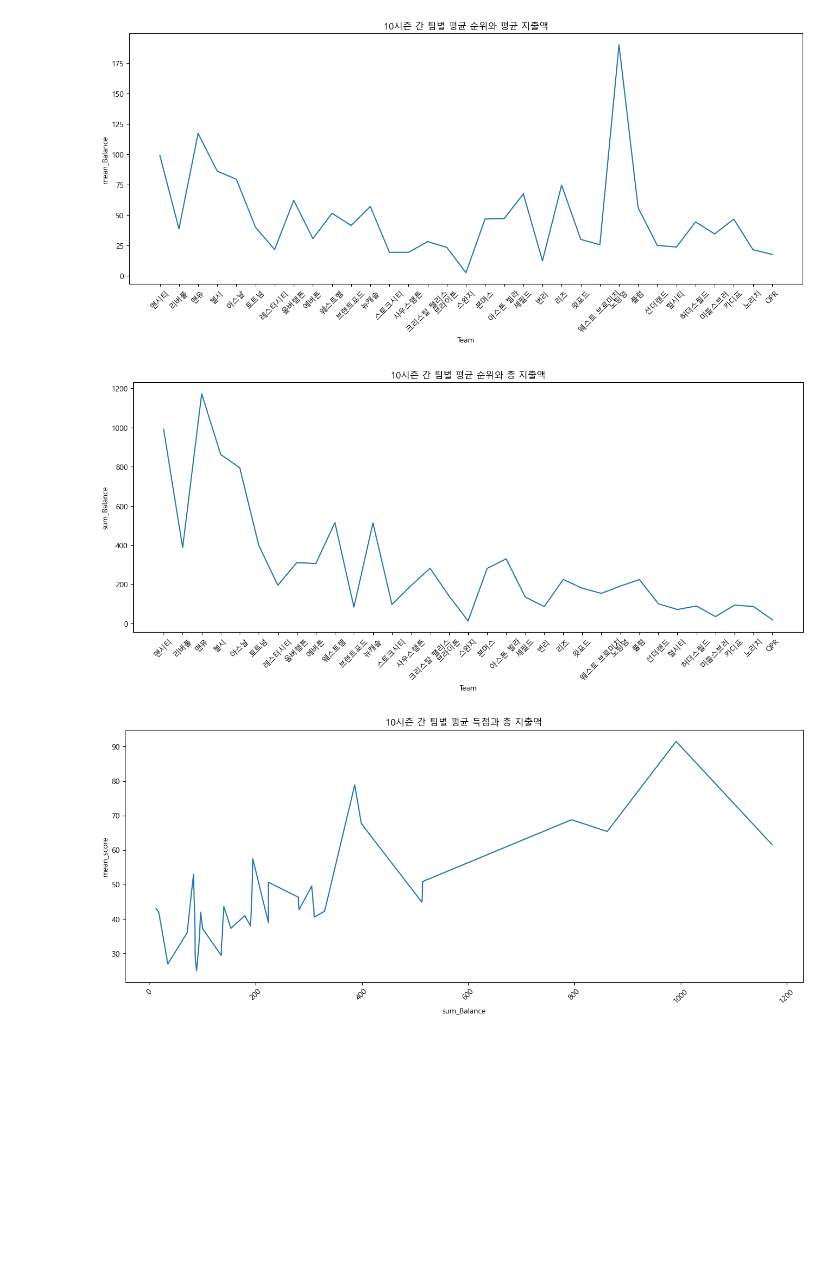
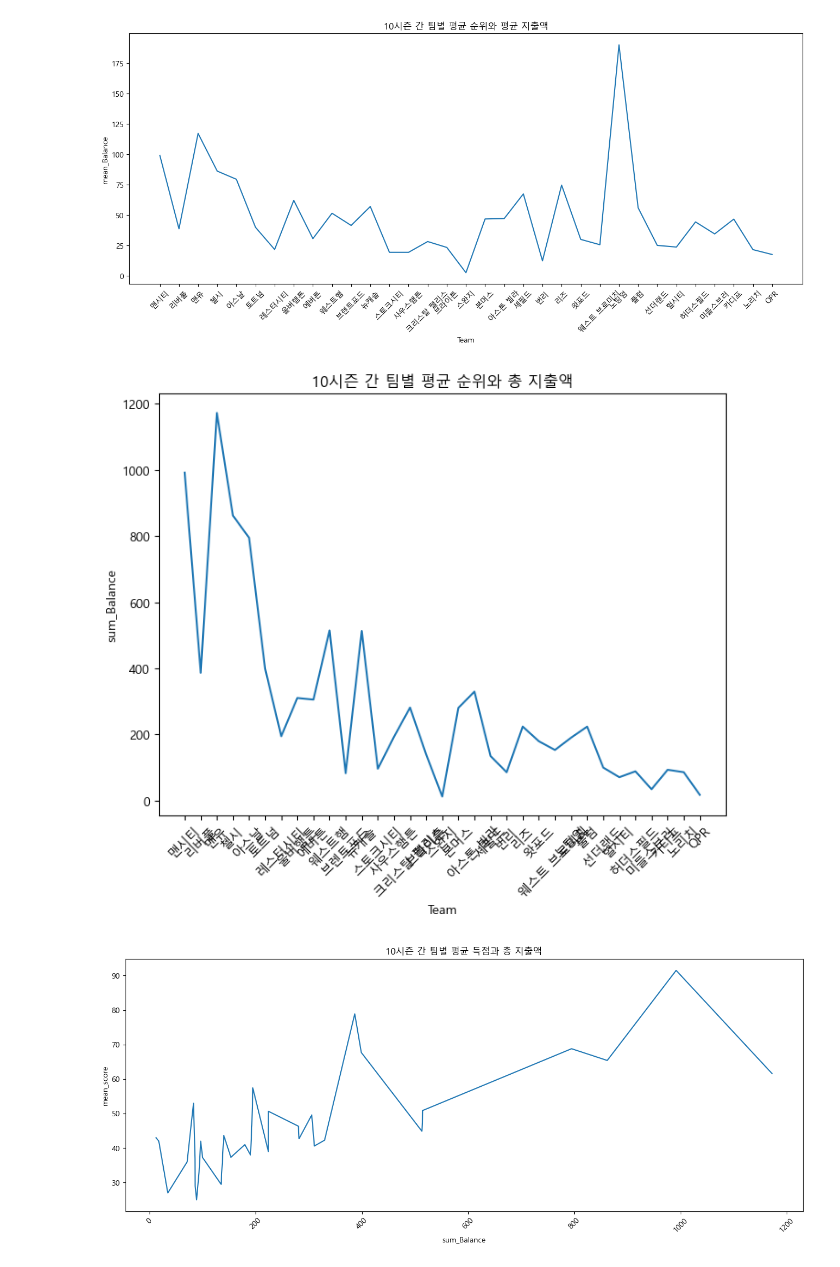
Before and after one commit to gingerman123/Soccer-Data, a Jupyter notebook: soccer_analysis.ipynb, the cells around one changed output. Drawn from its saved outputs; the diff is of its cells as text; code cells hidden in the pictures; blank space fills up the shorter version.

```diff
--- a/soccer_analysis.ipynb
+++ b/soccer_analysis.ipynb
@@ -56,6 +56,6 @@ for i in range(2013, 2023):
 # 결과를 새로운 CSV 파일로 저장
 result_df.to_csv('10시즌 간 팀별 총 데이터.csv', index=False)
 # %%
-soccer = pd.read_csv('combined file_1.csv')
-print(soccer)
+soccer = pd.read_csv('Final_Data_update.csv', encoding='euc\kr')
+soccer.head(10)
 # %% [output]
@@ -310,15 +304,15 @@ plt.show()
 # %%
 # 10시즌간 팀별 평균 순위와 총 지출액
 team_Balance_rank= soccer_copy.groupby('Team').agg(sum_Balance = ('Balance(m)', 'sum'),
                                                  mean_rank = ('Rank', 'mean'))
 team_Balance_rank = team_Balance_rank.sort_values('mean_rank', ascending=True)
-plt.figure(figsize = (16,6))
+plt.figure(figsize = (8,6))
 sns.lineplot(data = team_Balance_rank, x = 'Team', y = 'sum_Balance')
 plt.xticks(rotation = 45)
 plt.title('10시즌 간 팀별 평균 순위와 총 지출액')
 plt.show()
 # %% [output]
-[figure, old version]
+[figure, new version]
 # %%
 # 10시즌간 팀별 평균 순위와 총 지출액
 team_Balance_rank= soccer_copy.groupby('Team').agg(sum_Balance = ('Balance(m)', 'sum'),
```
Also changed, not shown: parts of 17 cells of this notebook, 1 other file.
